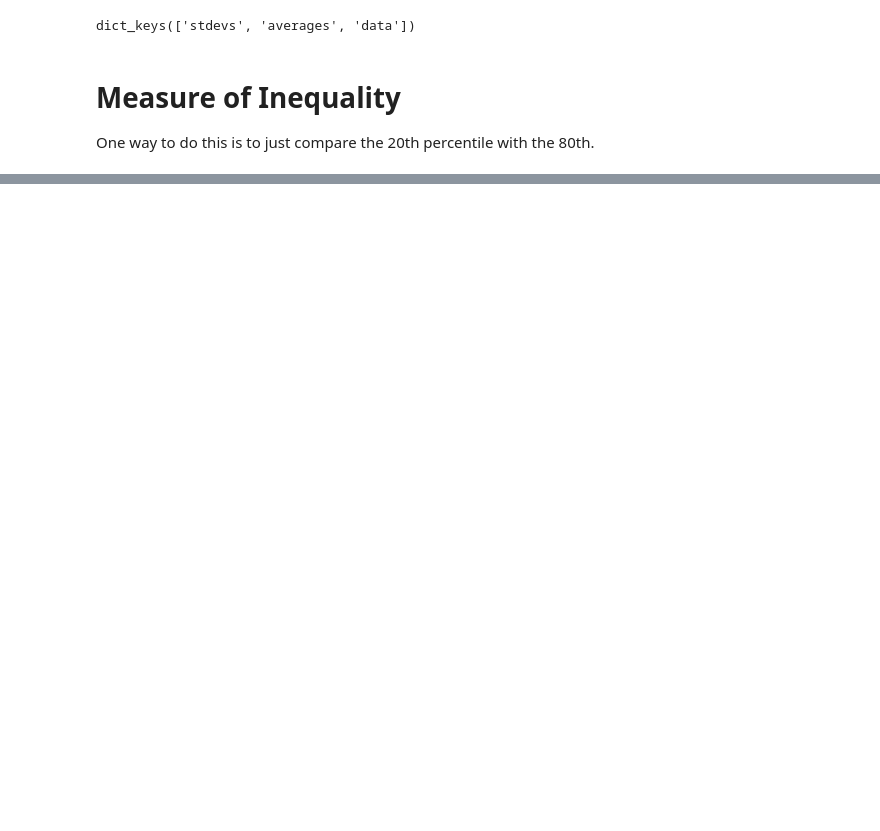
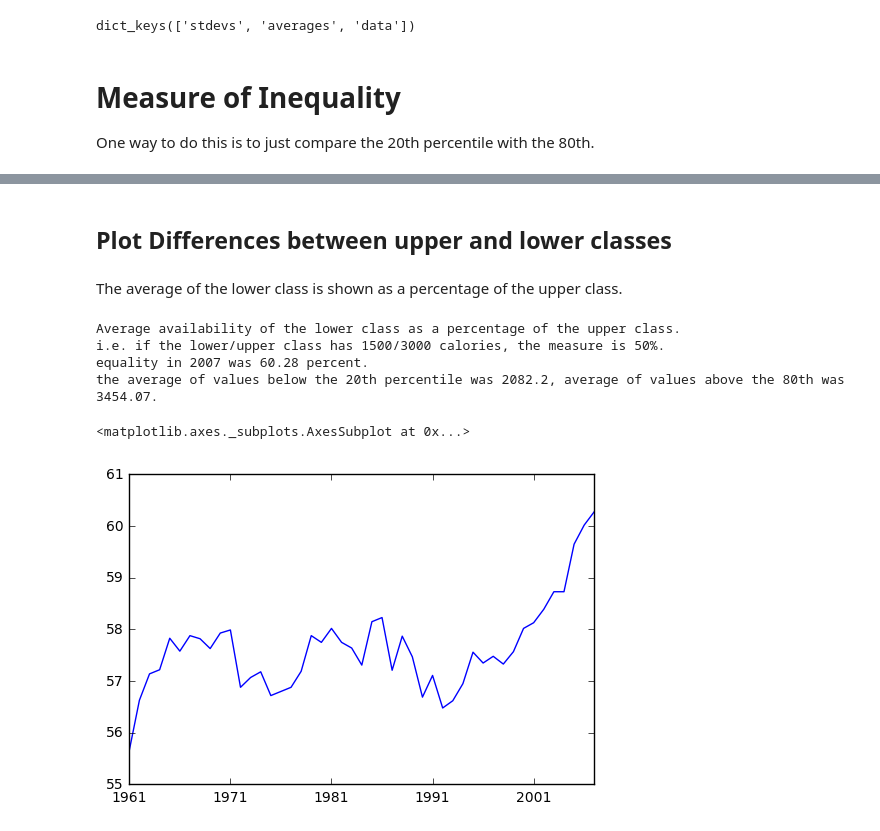
Before and after one commit to def-mycroft/gapminder_data, a Jupyter notebook: analysis_food_kilocalories.ipynb, the cells around one changed output, grey strips where cells are left out. Saved outputs shown, nothing was run; the diff lists cells and outputs as text; code cells hidden in the pictures; blank space fills up the shorter version.

```diff
--- a/analysis_food_kilocalories.ipynb
+++ b/analysis_food_kilocalories.ipynb
@@ -67,0 +123,15 @@ inequality_version1.plot()
+# %% [markdown]
+## Plot Differences between upper and lower classes
+# %% [markdown]
+The average of the lower class is shown as a percentage of the upper class.
+# %%
+inequality_version2 = create_series(data, calc_inequality_v2, 'Inequality')
+calc_inequality_v2(data, '2007', verbose=True)
+inequality_version2.plot()
+# %% [output]
+Average availability of the lower class as a percentage of the upper class.
+i.e. if the lower/upper class has 1500/3000 calories, the measure is 50%.
+equality in 2007 was 60.28 percent.
+the average of values below the 20th percentile was 2082.2, average of values above the 80th was 3454.07.
+<matplotlib.axes._subplots.AxesSubplot at 0x...>
+[figure, added]
```
Also changed, not shown: parts of 16 cells of this notebook.
